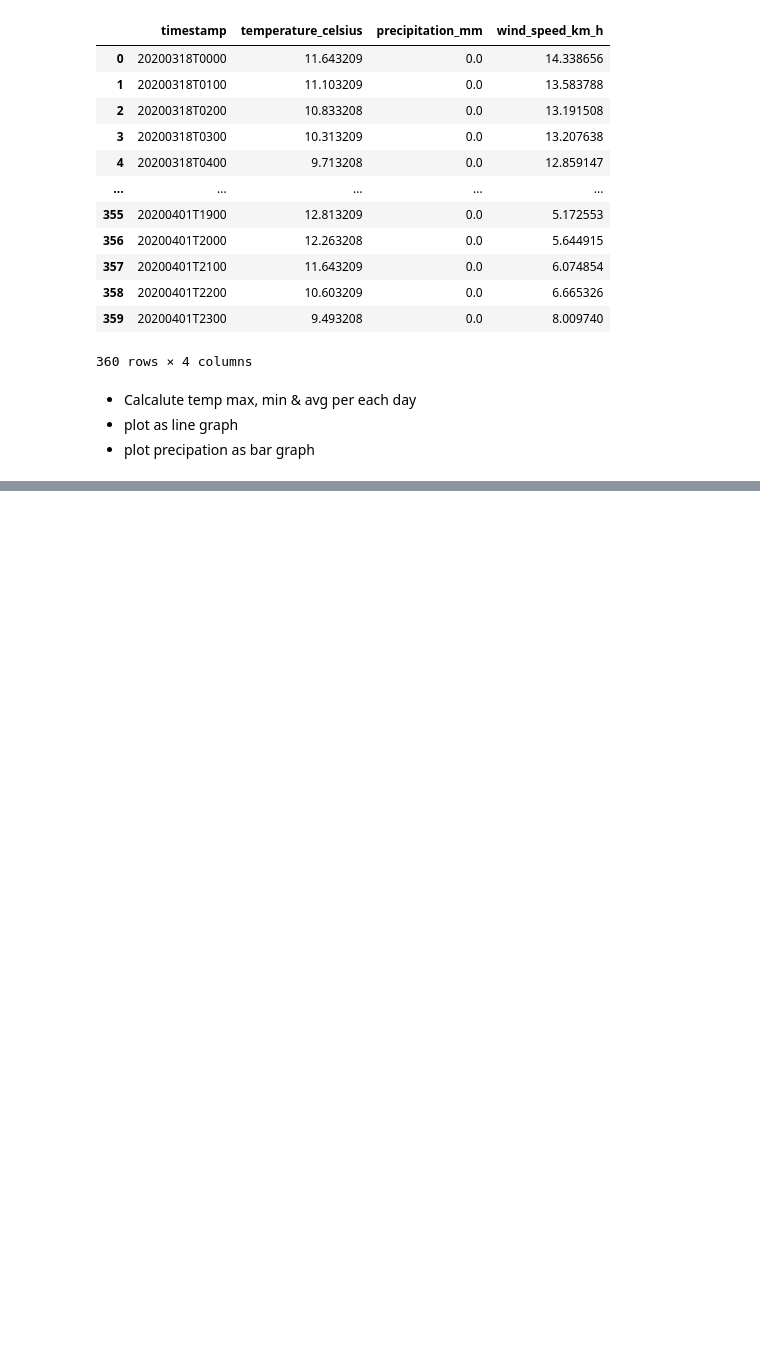
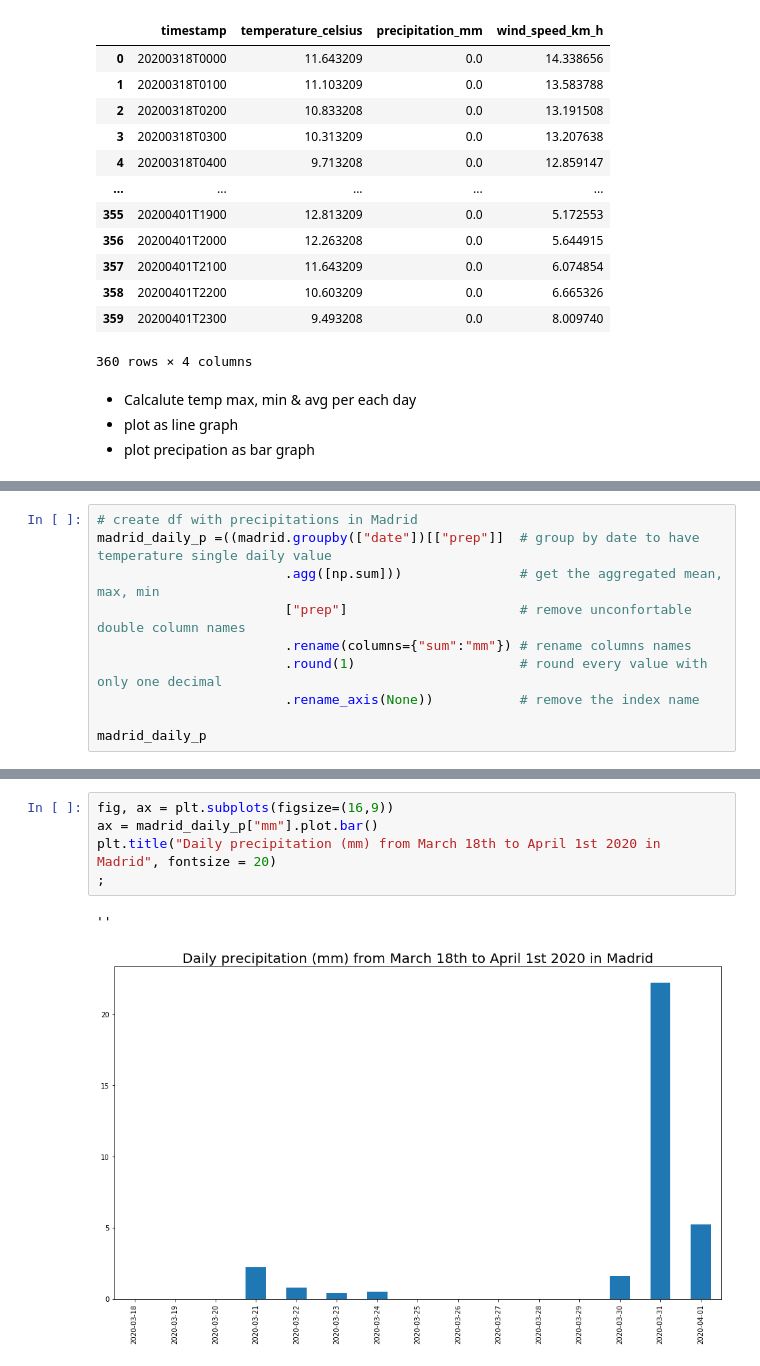
Before and after one commit to ivanlopezlobato/training, a Jupyter notebook: 05_crash_course/plotting_temperature_data.ipynb, the cells around one changed output, grey strips where cells are left out. Cells and saved outputs as stored; diff of their text form; blank space fills up the shorter version.

```diff
--- a/05_crash_course/plotting_temperature_data.ipynb
+++ b/05_crash_course/plotting_temperature_data.ipynb
@@ -30,0 +167,10 @@ madrid.head(365)
+# %%
+# create df with precipitations in Madrid
+madrid_daily_p =((madrid.groupby(["date"])[["prep"]]  # group by date to have temperature single daily value
+                        .agg([np.sum]))               # get the aggregated mean, max, min
+                        ["prep"]                      # remove unconfortable double column names
+                        .rename(columns={"sum":"mm"}) # rename columns names
+                        .round(1)                     # round every value with only one decimal
+                        .rename_axis(None))           # remove the index name
+
+madrid_daily_p
@@ -30,0 +194,8 @@ madrid.head(365)
+# %%
+fig, ax = plt.subplots(figsize=(16,9))
+ax = madrid_daily_p["mm"].plot.bar()
+plt.title("Daily precipitation (mm) from March 18th to April 1st 2020 in Madrid", fontsize = 20)
+;
+# %% [output]
+''
+[figure, added]
```
Also changed, not shown: parts of 9 cells of this notebook.
